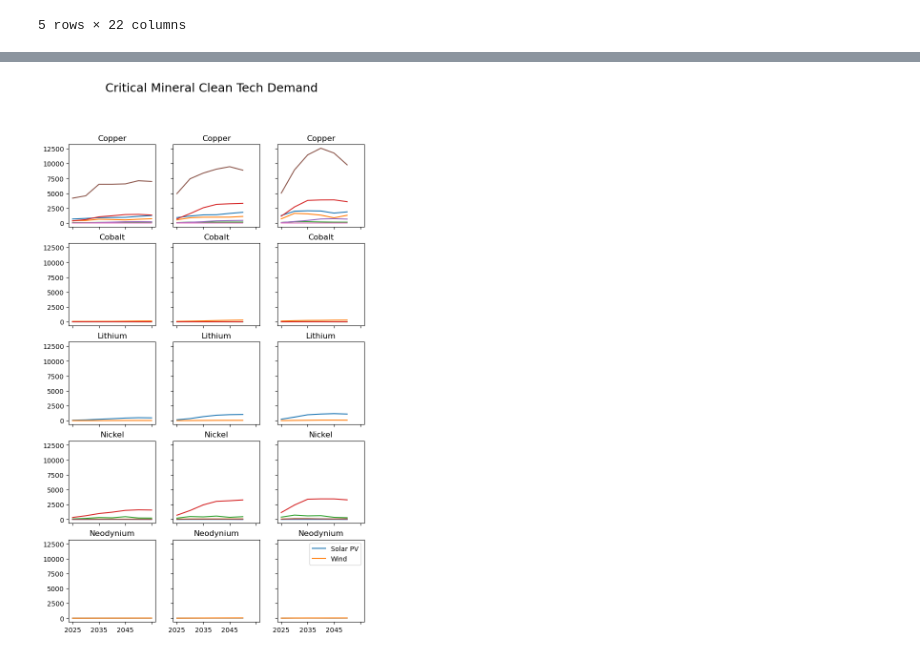
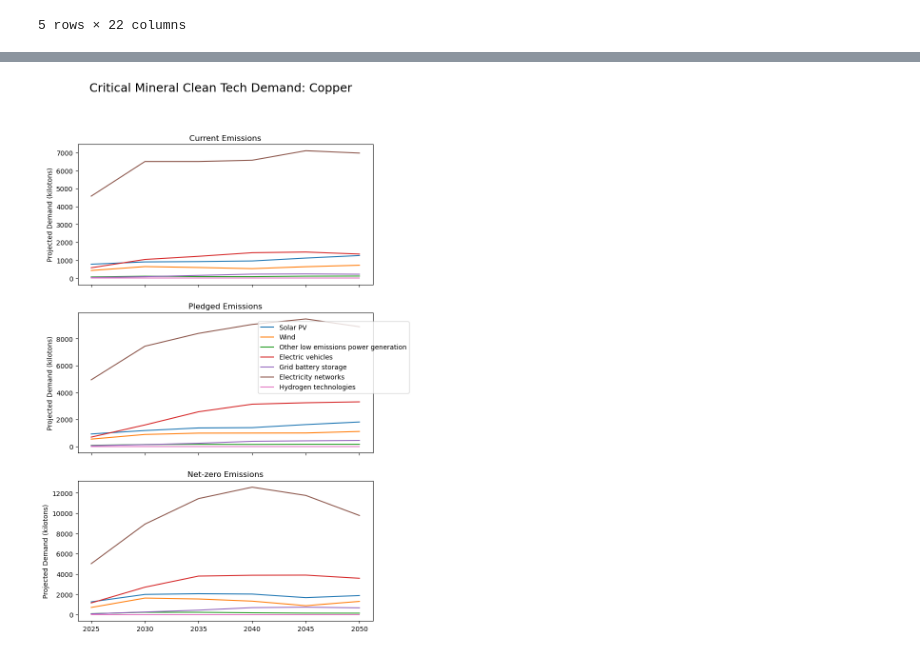
Before and after one commit to andrewbowen19/storiesDATA608, a Jupyter notebook: story7.ipynb, the cells around one changed output, grey strips where cells are left out. Drawn from its saved outputs; the diff is of its cells as text; code cells hidden in the pictures.

Commit message:
Settle on copper plot

```diff
--- a/story7.ipynb
+++ b/story7.ipynb
@@ -213,31 +232,36 @@ cols = ["Solar PV", "Wind", "Other low emissions power generation",
 # %%
 # Plot key mineral demand by clean technology
 # TODO: enforce consistent legend across panels
-dfs = [key_demand_stated, key_demand_pledges, key_demand_net_zero]
+dfs = {"Current Emissions": key_demand_stated.drop("2022", axis=1),
+       "Pledged Emissions": key_demand_pledges,
+       "Net-zero Emissions": key_demand_net_zero}
 
-f, axes = plt.subplots(len(minerals), 3, figsize=(8, 13), sharex=True, sharey=True)
+f, axes = plt.subplots(3, 1, figsize=(8, 13), sharex=True)
 lines = []
 # Create an empty list to store legend handles and labels
 legend_handles = []
-for d, df in enumerate(dfs):
-    for i, mineral in enumerate(minerals):
-        ax = axes[i, d]
-        # mineral = minerals[i]
-        dat = df.loc[key_demand_net_zero.mineral == mineral]
-        dat = dat.drop("mineral", axis=1).T
+for d, (label, df) in enumerate(dfs.items()):
+    # for i, mineral in enumerate(minerals):
+    ax = axes[d]
+    # mineral = minerals[i]
+    dat = df.loc[(df.mineral == "Copper")]# & (df.clean_tech != "Electricity networks")]
+    dat = dat.drop("mineral", axis=1).T
 
-        # Plot the data and store the line handle for the legend
-        dat.plot(ax=ax)
+    # Plot the data and store the line handle for the legend
+    dat.plot(ax=ax)
 
-        # Set title for each subplot
-        ax.set_title(mineral)
-        ax.get_legend().remove()
+    # remove legend
+    ax.set_title(label)
+    ax.set_ylabel("Projected Demand (kilotons)")
+    handles, labels = ax.get_legend_handles_labels()
+    ax.get_legend().remove()
+
 
 # Add a legend to the last subplot
-plt.legend(cols)
-plt.suptitle("Critical Mineral Clean Tech Demand", fontsize=18)
+f.legend(handles, labels, loc='center right')
+plt.suptitle("Critical Mineral Clean Tech Demand: Copper", fontsize=18)
 
 # Show the plot
 plt.show()
 # %% [output]
-[figure, old version]
+[figure, new version]
```
Also changed, not shown: parts of 2 cells of this notebook.
